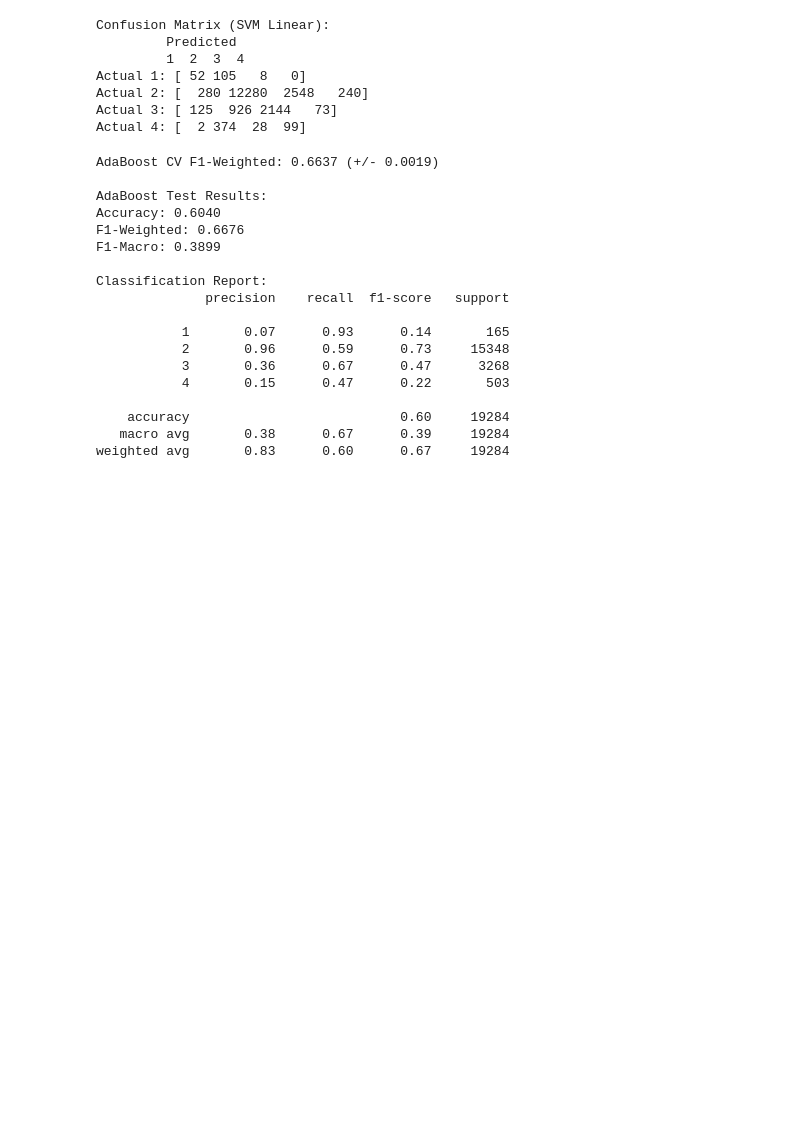
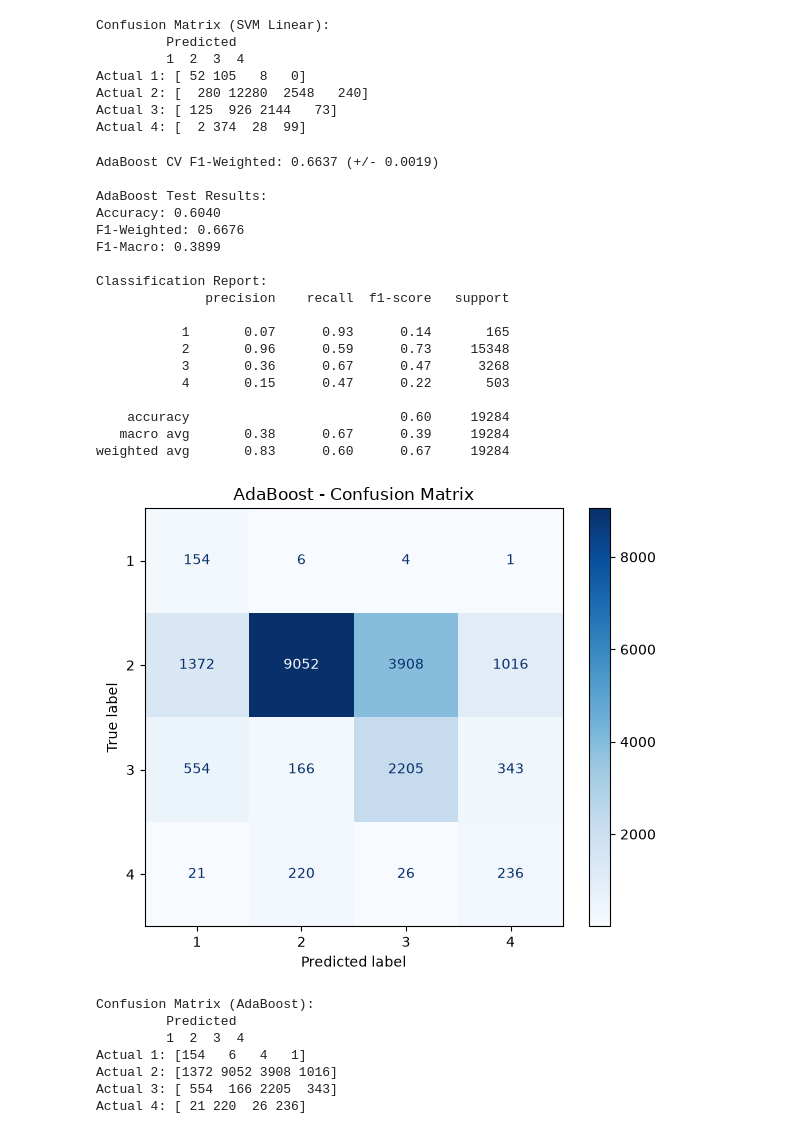
Before and after one commit to HesamMerajifar/Datamining, a Jupyter notebook: Final_Merge.ipynb, the cells around one changed output. Drawn from its saved outputs; the diff is of its cells as text; code cells hidden in the pictures; blank space fills up the shorter version.

```diff
--- a/Final_Merge.ipynb
+++ b/Final_Merge.ipynb
@@ -1935,3 +1936,34 @@ Classification Report:
     accuracy                           0.60     19284
    macro avg       0.38      0.67      0.39     19284
 weighted avg       0.83      0.60      0.67     19284
+# %%
+from sklearn.metrics import confusion_matrix, ConfusionMatrixDisplay
+import matplotlib.pyplot as plt
+import seaborn as sns
+
+
+
+cm_ada = confusion_matrix(y_test, y_pred_ada)
+
+fig, ax = plt.subplots(figsize=(6, 5))
+
+disp = ConfusionMatrixDisplay(confusion_matrix=cm_ada, display_labels=ada_model.classes_)
+disp.plot(cmap='Blues', values_format='d', ax=ax)
+ax.set_title('AdaBoost - Confusion Matrix')
+plt.tight_layout()
+plt.show()
+
+print("\nConfusion Matrix (AdaBoost):")
+print("         Predicted")
+print("         " + "  ".join([str(c) for c in ada_model.classes_]))
+for i, row in enumerate(cm_ada):
+    print(f"Actual {ada_model.classes_[i]}: {row}")
+# %% [output]
+[figure, added]
+Confusion Matrix (AdaBoost):
+         Predicted
+         1  2  3  4
+Actual 1: [154   6   4   1]
+Actual 2: [1372 9052 3908 1016]
+Actual 3: [ 554  166 2205  343]
+Actual 4: [ 21 220  26 236]
```
Also changed, not shown: parts of 5 cells of this notebook.
